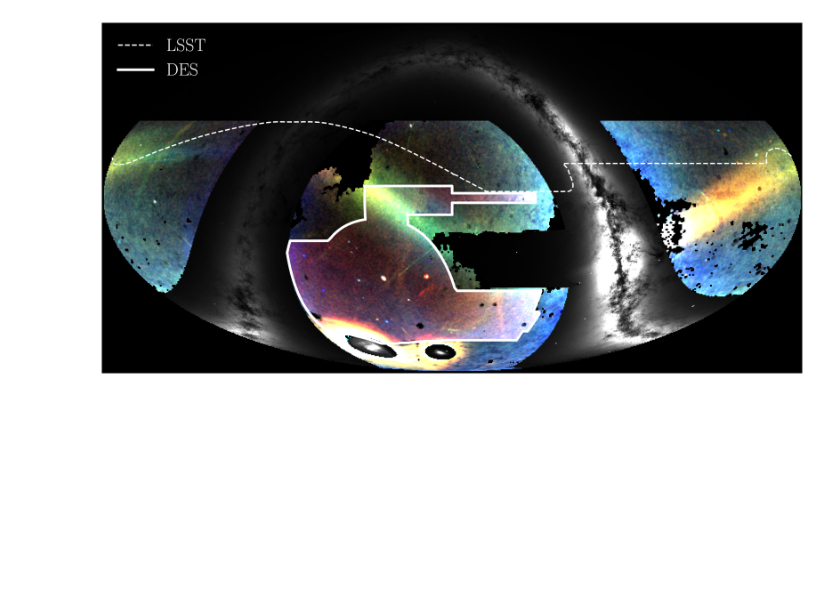
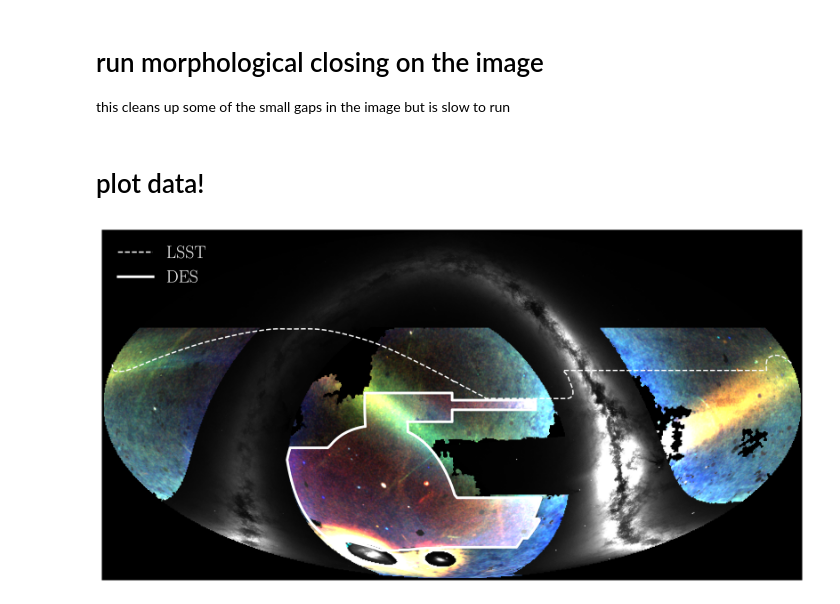
Before and after one commit to psferguson/decam_fos, a Jupyter notebook: notebooks/plot_field_of_streams.ipynb, the cells around one changed output. Cells and saved outputs as stored; diff of their text form; code cells hidden in the pictures; blank space fills up the shorter version.

```diff
--- a/notebooks/plot_field_of_streams.ipynb
+++ b/notebooks/plot_field_of_streams.ipynb
@@ -89,4 +100,15 @@ vec2pix = func_vec2pix(nside)
 # %%
-rgb_decals = np.load("../data/decals_dr10_corrected_rgb_nside_512_smooth.npy")
+rgb_decals = np.load("../data/hpx_maps/decals_dr10_corrected_rgb_nside_512_smooth.npy")
+rgb_des= np.load("../data/hpx_maps/des_y6_gold_rgb_stack_nside_512.npy")
+
+
 mask_arr = fitsio.read("../data/hpx_maps/decam_mask_nside_512.fits")
-rgb_des= np.load("../data/des_y6_gold_rgb_stack_nside_512.npy")
+
+gaia = fitsio.read("../data/hpx_maps/gaia_dr3_density_nside_512_nest.fits")
+gaia= hp.reorder(gaia, n2r=True)
+gaia_m = np.ma.masked_invalid(gaia).astype(float)
+gaia_m /= np.percentile(gaia_m, 99)
+gaia_m = np.clip(gaia_m, 0,1)
+rgb_gaia = np.vstack([np.ma.copy(gaia_m) for i in range(3)])
+for i in range(3):
+    rgb_gaia[i][mask_arr==0]=0
@@ -102,13 +118,20 @@ for i in range(3):
 # %%
 proj = hp.projector.MollweideProj()
 img_des = get_img(proj, rgb_des)
-rgb_decals2 = renorm_rgb(np.ma.copy(rgb_decals), pmin=0.2, pmax=93)
+rgb_decals = renorm_rgb(np.ma.copy(rgb_decals), pmin=0.2, pmax=93)
 for i in range(3):
-    rgb_decals2[i][mask_arr==1]=gaia_m[mask_arr==1]
+    rgb_decals[i][mask_arr==1]=gaia_m[mask_arr==1]
 
-img_decals = np.stack([proj.projmap(rgb_decals2[i].filled(np.nan), vec2pix)
+img_decals = np.stack([proj.projmap(rgb_decals[i].filled(np.nan), vec2pix)
                 for i in range(3)], axis=-1)
 img = stack_img([img_decals, img_des])
+# %% [markdown]
+# run morphological closing on the image
+this cleans up some of the small gaps in the image but is slow to run
 # %%
-closed_image = img#diameter_closing(img,connectivity=2, diameter_threshold=10)
+closed_image = img
+# un-comment to run morphological closing (this can be a little slow)
+closed_image = diameter_closing(img,connectivity=2, diameter_threshold=10)
+# %% [markdown]
+# plot data!
 # %%
@@ -118,14 +142,14 @@ des_ra = np.append(des_coords["ra"], des_coords["ra"][0])
 des_dec = np.append(des_coords["dec"], des_coords["dec"][0])
 # %%
 fig, ax = plt.subplots(1, 1, figsize=(12, 6), dpi=175)
-ax.imshow(img_decals, origin='lower', extent=proj.get_extent())
+ax.imshow(closed_image, origin='lower', extent=proj.get_extent())
 x_lsst, y_lsst = proj.ang2xy(lsst_ra, lsst_dec, lonlat=True)
 ax.plot(x_lsst,y_lsst, c="white", ls="dashed", label="LSST")
 x_des, y_des = proj.ang2xy(des_ra, des_dec, lonlat=True)
 ax.plot(x_des,y_des, c="white", ls="solid", label="DES", lw=3)
 ax.xaxis.set_visible(False)
 ax.yaxis.set_visible(False)
 ax.legend(loc="upper left", labelcolor="white", facecolor="None", edgecolor="None", fontsize=20)
 fig.tight_layout()
 # %% [output]
-[figure, old version]
+[figure, new version]
```
Also changed, not shown: parts of 5 cells of this notebook.
